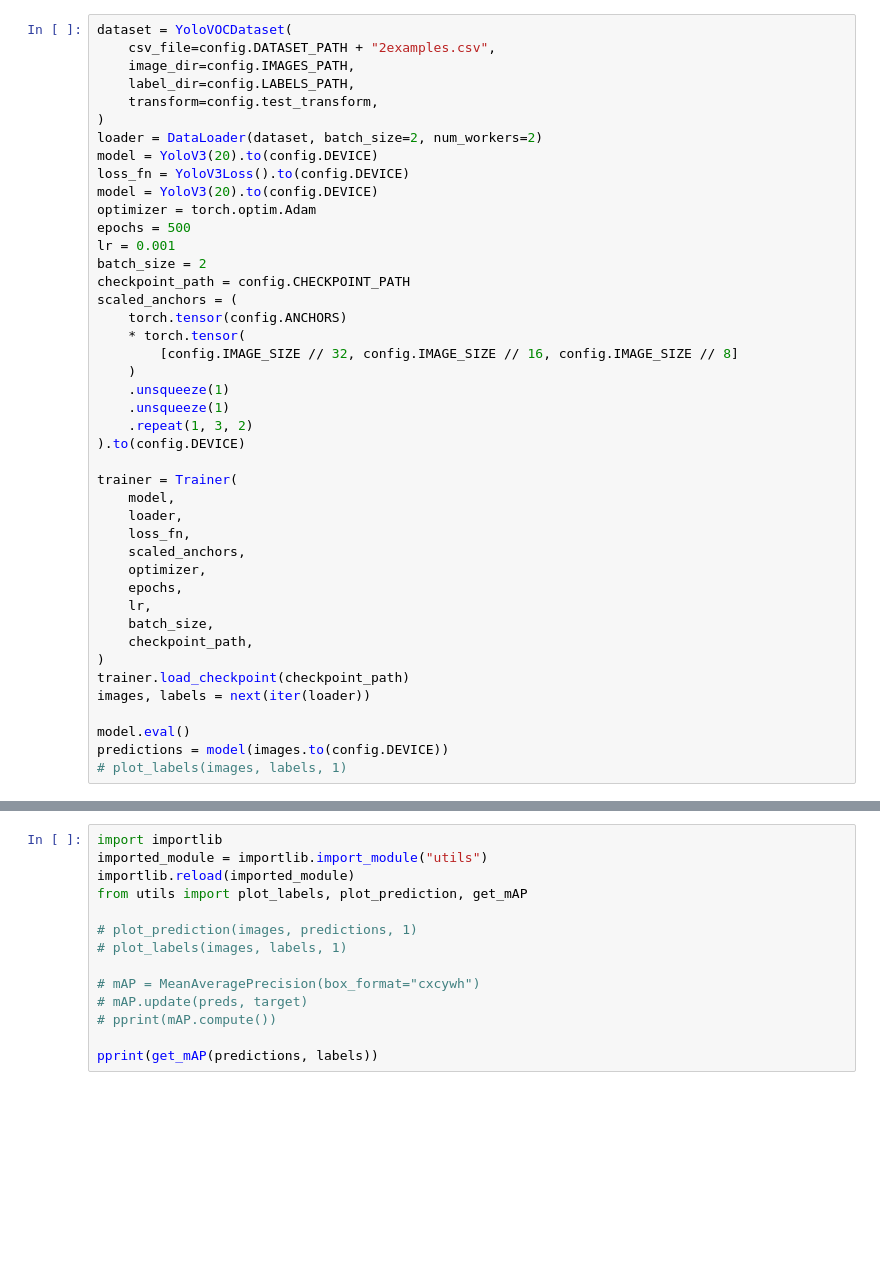
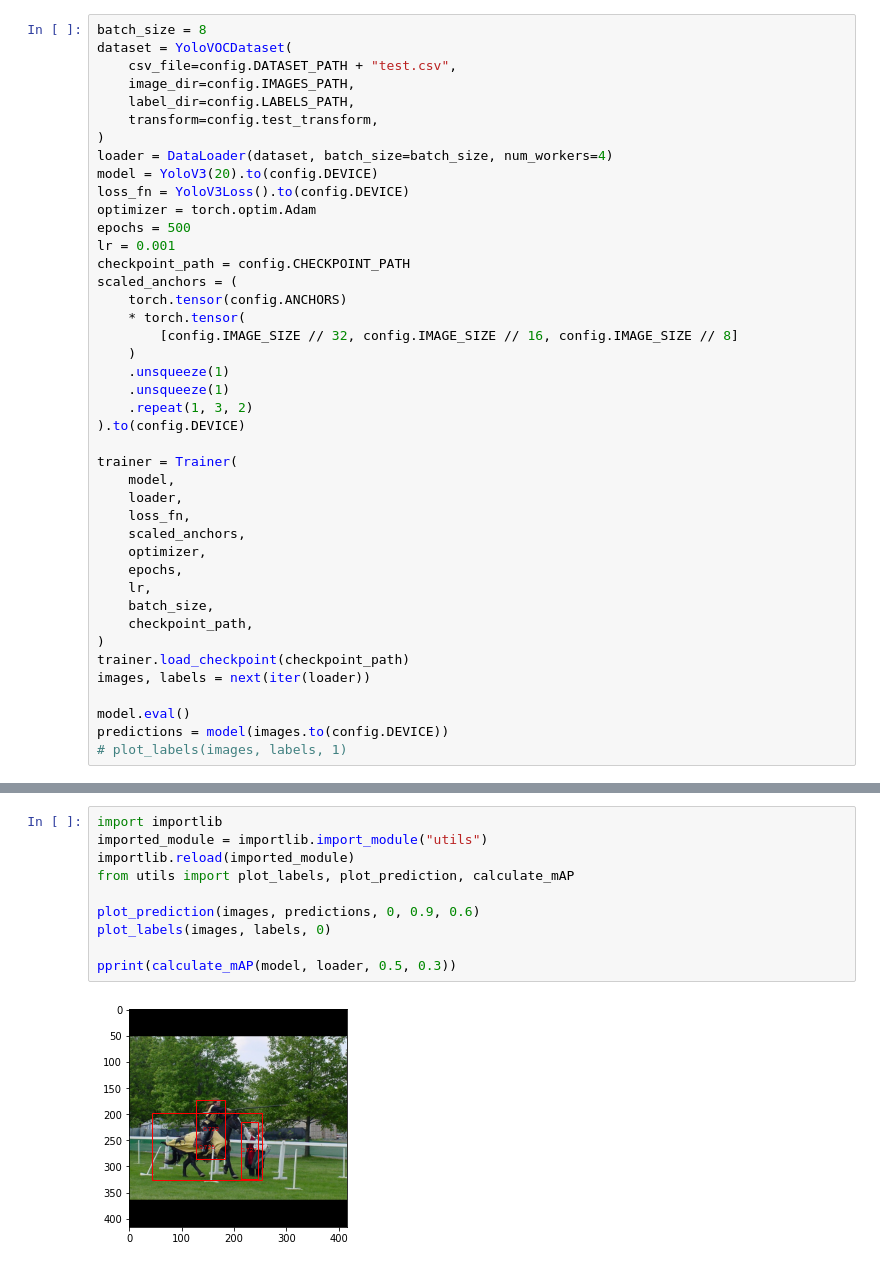
Before and after one commit to joaoflf/yolov3, a Jupyter notebook: notebook.ipynb, the cells around one changed output, grey strips where cells are left out. Drawn from its saved outputs; the diff is of its cells as text; blank space fills up the shorter version.

Commit message:
Add calculate mAP function

```diff
--- a/notebook.ipynb
+++ b/notebook.ipynb
@@ -12,18 +12,17 @@ from pprint import pprint
 # %%
+batch_size = 8
 dataset = YoloVOCDataset(
-    csv_file=config.DATASET_PATH + "2examples.csv",
+    csv_file=config.DATASET_PATH + "test.csv",
     image_dir=config.IMAGES_PATH,
     label_dir=config.LABELS_PATH,
     transform=config.test_transform,
 )
-loader = DataLoader(dataset, batch_size=2, num_workers=2)
+loader = DataLoader(dataset, batch_size=batch_size, num_workers=4)
 model = YoloV3(20).to(config.DEVICE)
 loss_fn = YoloV3Loss().to(config.DEVICE)
-model = YoloV3(20).to(config.DEVICE)
 optimizer = torch.optim.Adam
 epochs = 500
 lr = 0.001
-batch_size = 2
 checkpoint_path = config.CHECKPOINT_PATH
 scaled_anchors = (
     torch.tensor(config.ANCHORS)
@@ -57,15 +56,12 @@ Loaded checkpoint trained on 500 epochs with a loss of 0.018840786069631577
 # %%
 import importlib
 imported_module = importlib.import_module("utils")
 importlib.reload(imported_module)
-from utils import plot_labels, plot_prediction, get_mAP
+from utils import plot_labels, plot_prediction, calculate_mAP
 
-# plot_prediction(images, predictions, 1)
-# plot_labels(images, labels, 1)
+plot_prediction(images, predictions, 0, 0.9, 0.6)
+plot_labels(images, labels, 0)
 
-# mAP = MeanAveragePrecision(box_format="cxcywh")
-# mAP.update(preds, target)
-# pprint(mAP.compute())
-
-pprint(get_mAP(predictions, labels))
+pprint(calculate_mAP(model, loader, 0.5, 0.3))
 # %% [output]
+[figure, added]
```
Also changed, not shown: parts of 3 cells of this notebook, 6 other files.
